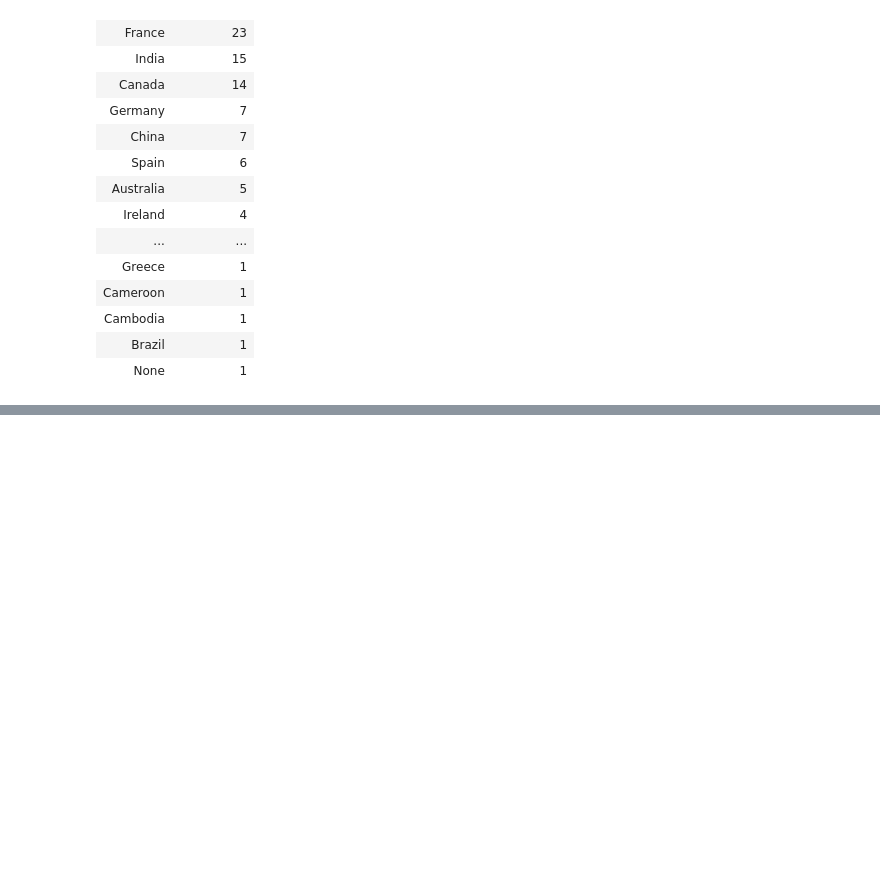
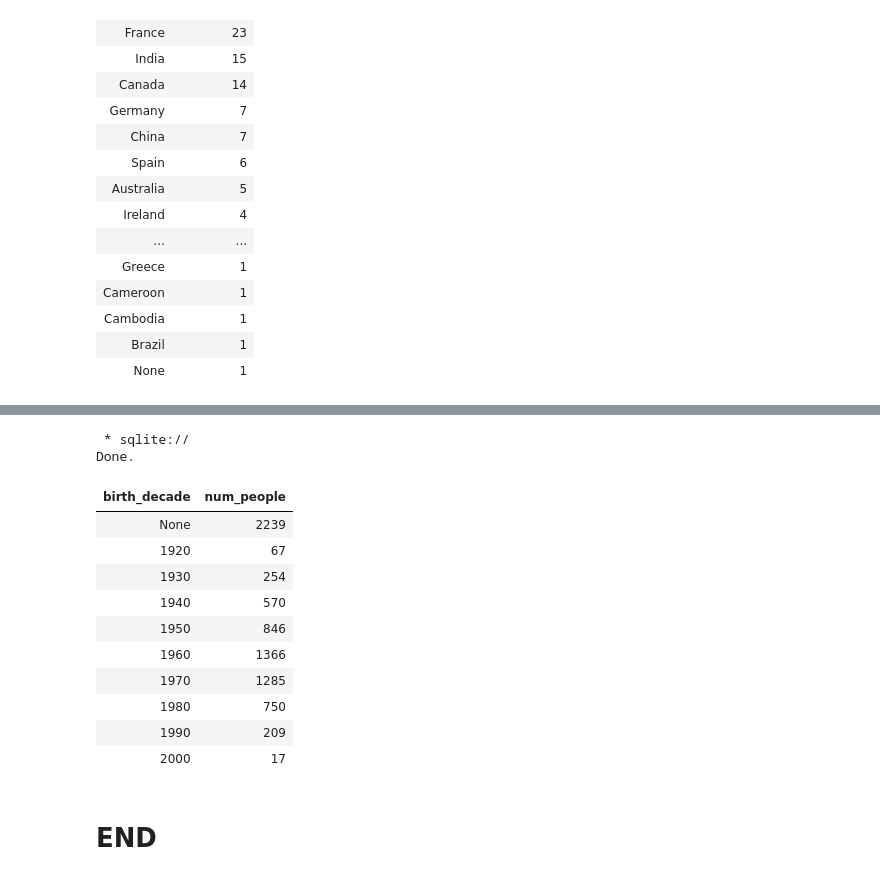
Before and after one commit to UznetDev/Data-science-home-work, a Jupyter notebook: 20_Avg_2024_home_work.ipynb, the cells around one changed output, grey strips where cells are left out. Cells and saved outputs as stored; diff of their text form; code cells hidden in the pictures; blank space fills up the shorter version.

```diff
--- a/20_Avg_2024_home_work.ipynb
+++ b/20_Avg_2024_home_work.ipynb
@@ -580,0 +629,26 @@ Done.
+# %%
+%%sql
+SELECT
+    CAST(SUBSTR(birthdate, 1, 3) AS INT) * 10 AS birth_decade,
+    COUNT(*) AS num_people
+FROM people
+WHERE deathdate IS NULL
+GROUP BY birth_decade
+HAVING COUNT(*) > 5
+ORDER BY birth_decade;
+# %% [output]
+ * sqlite://
+Done.
+| birth_decade | num_people |
+| None | 2239 |
+| 1920 | 67 |
+| 1930 | 254 |
+| 1940 | 570 |
+| 1950 | 846 |
+| 1960 | 1366 |
+| 1970 | 1285 |
+| 1980 | 750 |
+| 1990 | 209 |
+| 2000 | 17 |
+# %% [markdown]
+# END
```
Also changed, not shown: parts of 19 cells of this notebook.
